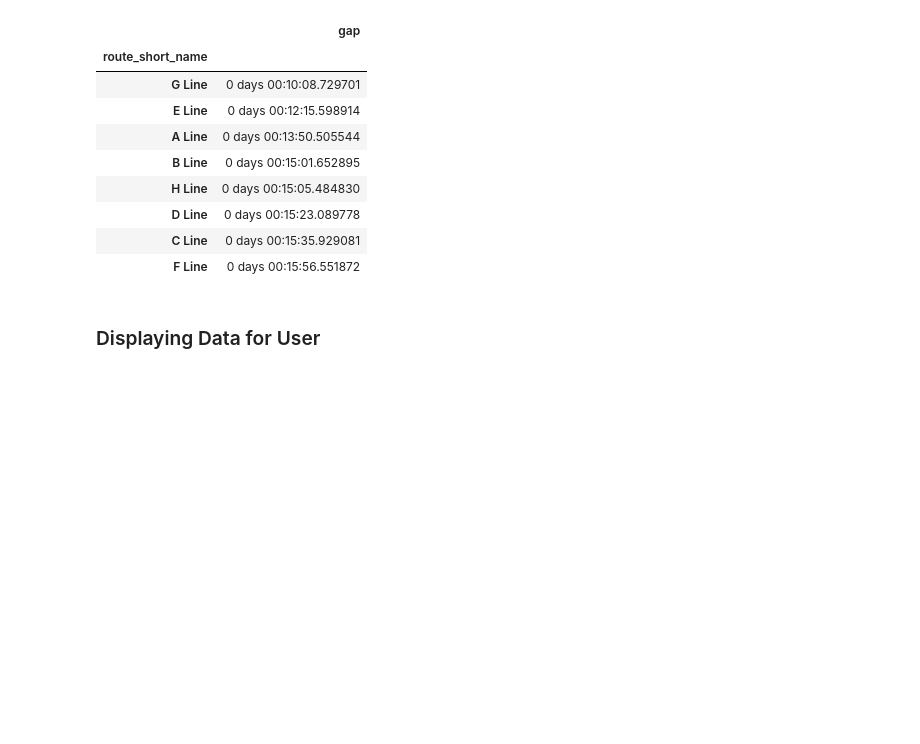
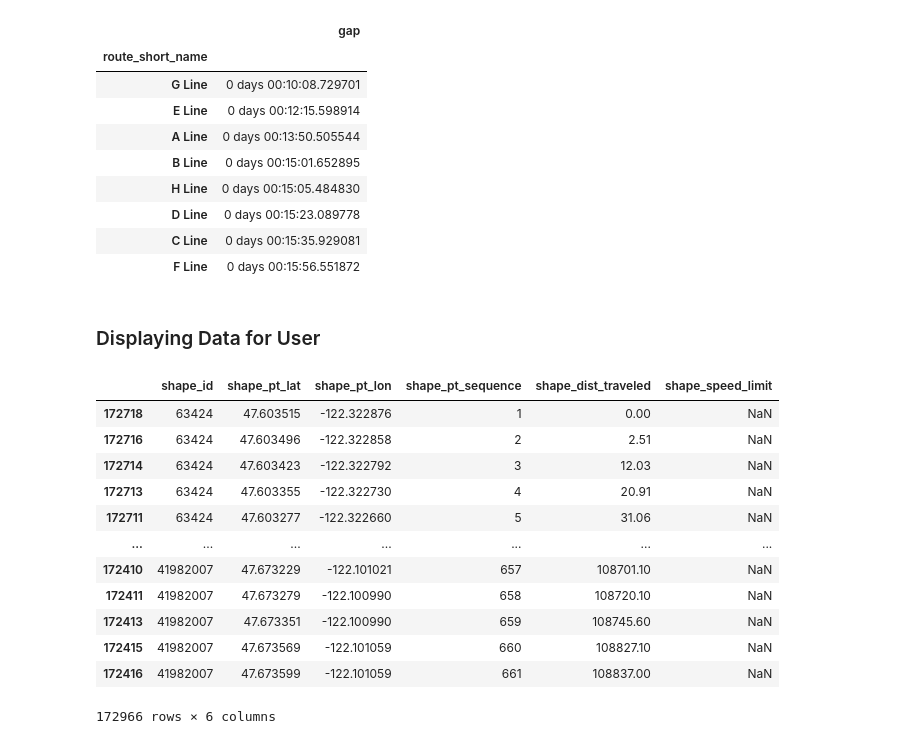
Before and after one commit to casey-ds/Transit-Frequency-Dashboard, a Jupyter notebook: Notebooks/kcmetro_etl.ipynb, the cells around one changed output. Saved outputs shown, nothing was run; the diff lists cells and outputs as text; code cells hidden in the pictures; blank space fills up the shorter version.

```diff
--- a/Notebooks/kcmetro_etl.ipynb
+++ b/Notebooks/kcmetro_etl.ipynb
@@ -248,3 +250,28 @@ Name: departure_time, dtype: timedelta64[us]
 | F Line | 0 days 00:15:56.551872 |
 # %% [markdown]
 ### Displaying Data for User
+# %%
+#load and sort shape values
+shapes = pd.read_csv('../data/KCM_data/shapes.txt').sort_values(['shape_id','shape_pt_sequence'])
+
+###create shapely linestring shapes per shape id which corresponds to trip id
+lines = (
+    shapes.groupby('shape_id')
+    .apply(lambda x: LineString(zip(x.shape_pt_lon,x.shape_pt_lat)))
+    .reset_index(name='geometry')
+)
+lines.to_csv('../data/geometry.csv')
+# %% [output]
+|  | shape_id | shape_pt_lat | shape_pt_lon | shape_pt_sequence | shape_dist_traveled | shape_speed_limit |
+| 172718 | 63424 | 47.603515 | -122.322876 | 1 | 0.00 | NaN |
+| 172716 | 63424 | 47.603496 | -122.322858 | 2 | 2.51 | NaN |
+| 172714 | 63424 | 47.603423 | -122.322792 | 3 | 12.03 | NaN |
+| 172713 | 63424 | 47.603355 | -122.322730 | 4 | 20.91 | NaN |
+| 172711 | 63424 | 47.603277 | -122.322660 | 5 | 31.06 | NaN |
+| ... | ... | ... | ... | ... | ... | ... |
+| 172410 | 41982007 | 47.673229 | -122.101021 | 657 | 108701.10 | NaN |
+| 172411 | 41982007 | 47.673279 | -122.100990 | 658 | 108720.10 | NaN |
+| 172413 | 41982007 | 47.673351 | -122.100990 | 659 | 108745.60 | NaN |
+| 172415 | 41982007 | 47.673569 | -122.101059 | 660 | 108827.10 | NaN |
+| 172416 | 41982007 | 47.673599 | -122.101059 | 661 | 108837.00 | NaN |
+172966 rows × 6 columns
```
Also changed, not shown: parts of 8 cells of this notebook, 3 other files.
